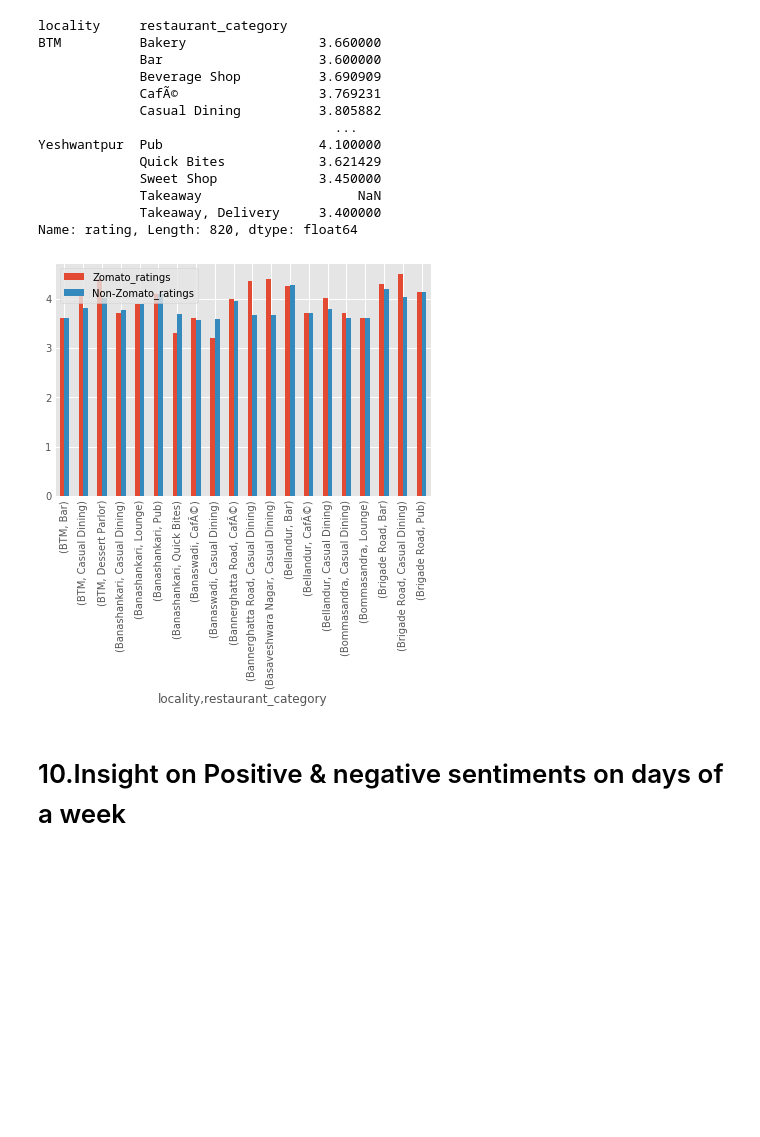
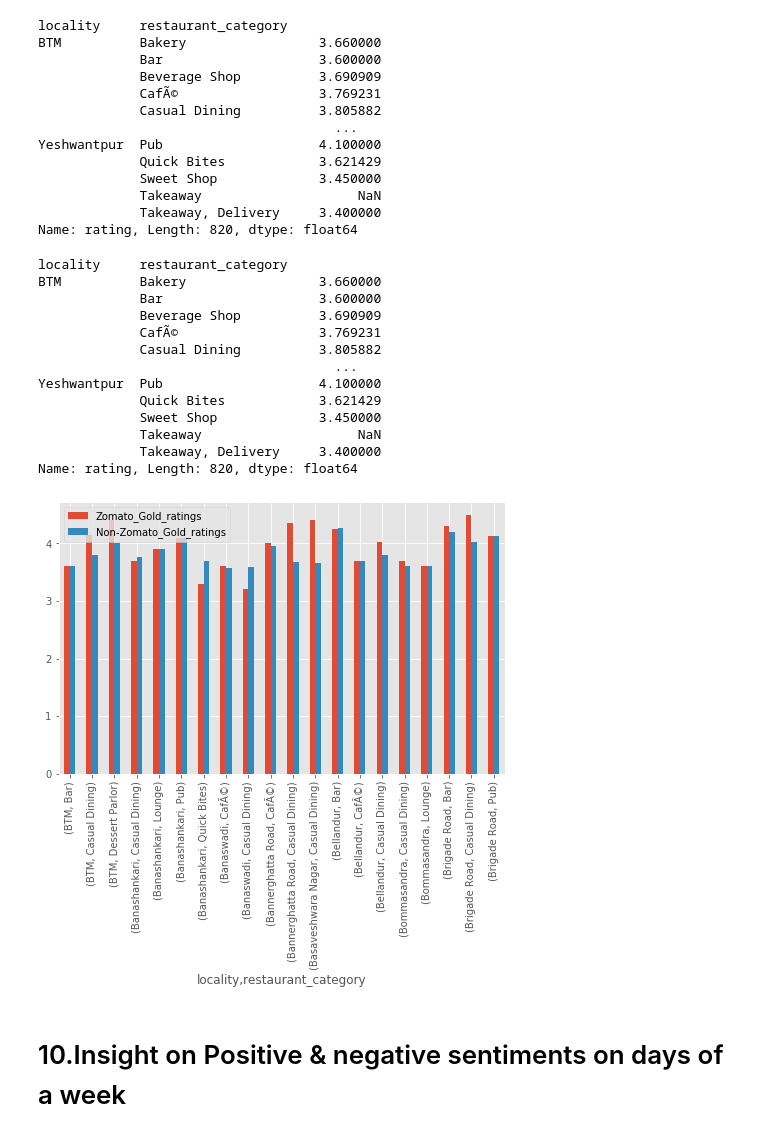
Before and after one commit to Anandpatil412/DSC, a Jupyter notebook: CapstoneProject1/Zomato/ZomatoDataExtractingAndCleaning/zomatoDataCleaning.ipynb, the cells around one changed output. Cells and saved outputs as stored; diff of their text form; code cells hidden in the pictures; blank space fills up the shorter version.

```diff
--- a/CapstoneProject1/Zomato/ZomatoDataExtractingAndCleaning/zomatoDataCleaning.ipynb
+++ b/CapstoneProject1/Zomato/ZomatoDataExtractingAndCleaning/zomatoDataCleaning.ipynb
@@ -91,5 +99,5 @@ df["restaurant_category"].value_counts().plot.bar()
 # %% [markdown]
 # 2. Most Unique cuisines
 # %%
-df['cuisines_new'] = df['cuisines'].apply(ast.literal_eval)
+df['cuisines'] = df['cuisines'].apply(ast.literal_eval)
 # %%
@@ -269,10 +315,24 @@ Name: rating, Length: 820, dtype: float64
 # %%
 mergeddf = pd.merge(dfZomato,dfNoZomato,how ='left',on=['locality','restaurant_category'])
 slicedMergeddf = mergeddf[0:20] #slice dataframe
-ax = slicedMergeddf.plot.bar()
-ax.legend(["Zomato_ratings", "Non-Zomato_ratings"]);
+ax = slicedMergeddf.plot.bar(figsize=(8,5))
+ax.legend(["Zomato_Gold_ratings", "Non-Zomato_Gold_ratings"]);
+dfNoZomato
 # %% [output]
+locality     restaurant_category
+BTM          Bakery                 3.660000
+             Bar                    3.600000
+             Beverage Shop          3.690909
+             CafÃ©                  3.769231
+             Casual Dining          3.805882
+                                      ...
+Yeshwantpur  Pub                    4.100000
+             Quick Bites            3.621429
+             Sweet Shop             3.450000
+             Takeaway                    NaN
+             Takeaway, Delivery     3.400000
+Name: rating, Length: 820, dtype: float64
-[figure, old version]
+[figure, new version]
 # %% [markdown]
 # 10.Insight on Positive & negative sentiments on days of a week
 # %%
```
Also changed, not shown: parts of 66 cells of this notebook.
